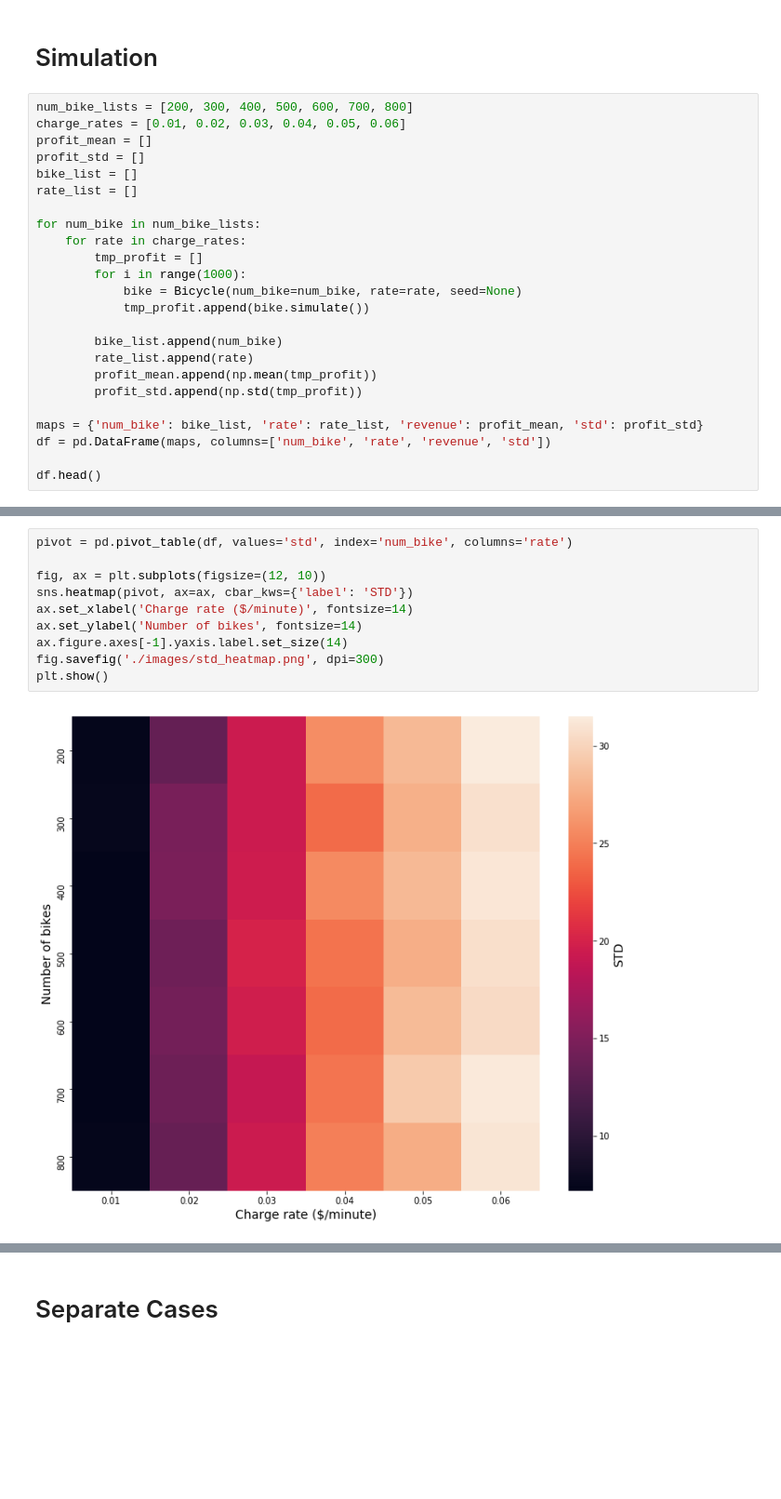
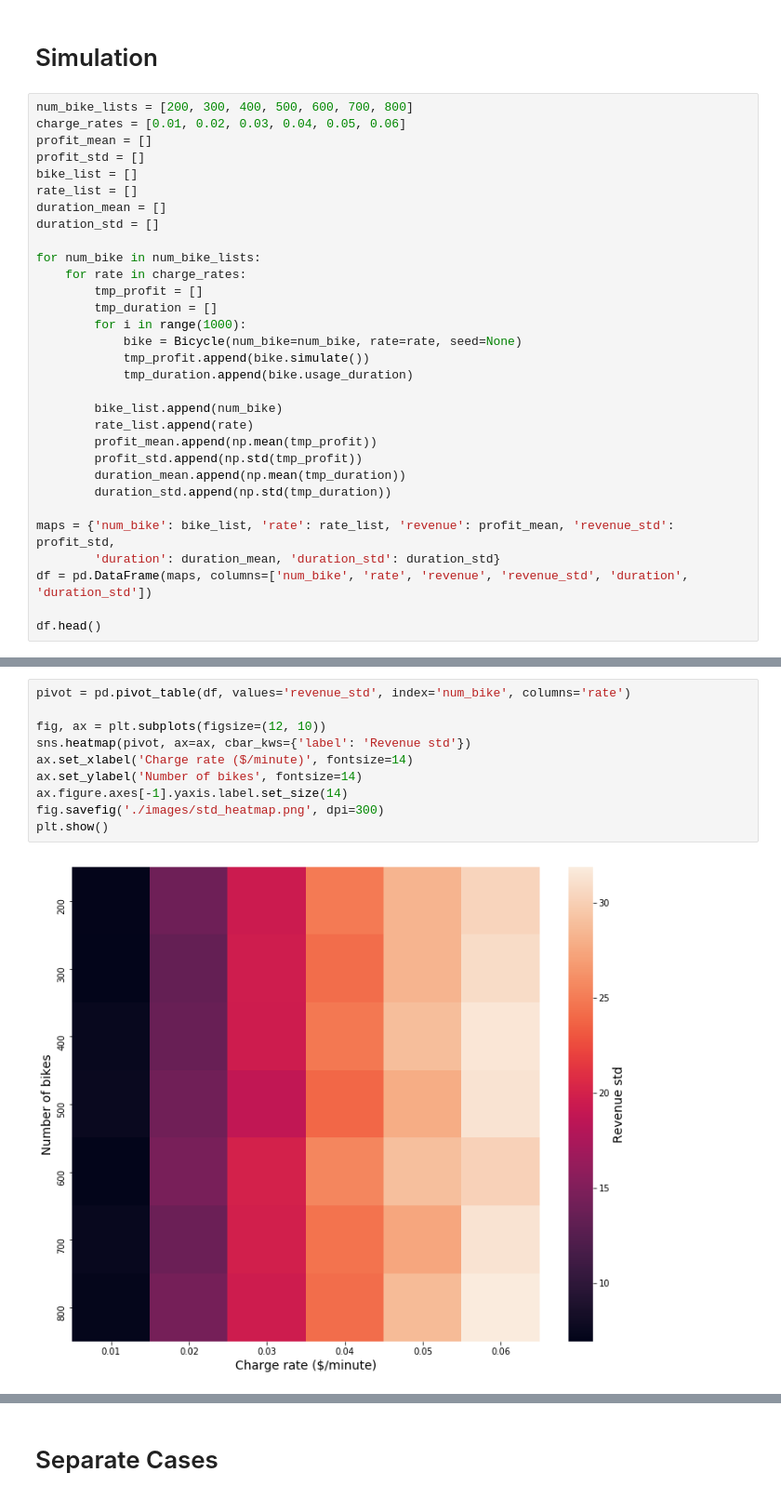
Before and after one commit to haley1229/Final-Project-1, a Jupyter notebook: main.ipynb, the cells around one changed output, grey strips where cells are left out. Shown at 93% size. Saved outputs shown, nothing was run; the diff lists cells and outputs as text; blank space fills up the shorter version.

Commit message:
add new figures

```diff
--- a/main.ipynb
+++ b/main.ipynb
@@ -70,21 +70,28 @@ profit_mean = []
 profit_std = []
 bike_list = []
 rate_list = []
+duration_mean = []
+duration_std = []
 
 for num_bike in num_bike_lists:
     for rate in charge_rates:
         tmp_profit = []
+        tmp_duration = []
         for i in range(1000):
             bike = Bicycle(num_bike=num_bike, rate=rate, seed=None)
             tmp_profit.append(bike.simulate())
+            tmp_duration.append(bike.usage_duration)
 
         bike_list.append(num_bike)
         rate_list.append(rate)
         profit_mean.append(np.mean(tmp_profit))
         profit_std.append(np.std(tmp_profit))
+        duration_mean.append(np.mean(tmp_duration))
+        duration_std.append(np.std(tmp_duration))
 
-maps = {'num_bike': bike_list, 'rate': rate_list, 'revenue': profit_mean, 'std': profit_std}
-df = pd.DataFrame(maps, columns=['num_bike', 'rate', 'revenue', 'std'])
+maps = {'num_bike': bike_list, 'rate': rate_list, 'revenue': profit_mean, 'revenue_std': profit_std,
+        'duration': duration_mean, 'duration_std': duration_std}
+df = pd.DataFrame(maps, columns=['num_bike', 'rate', 'revenue', 'revenue_std', 'duration', 'duration_std'])
 
 df.head()
 # %% [output]
@@ -107,14 +114,14 @@ plt.show()
 # %% [output]
 [figure]
 # %%
-pivot = pd.pivot_table(df, values='std', index='num_bike', columns='rate')
+pivot = pd.pivot_table(df, values='revenue_std', index='num_bike', columns='rate')
 
 fig, ax = plt.subplots(figsize=(12, 10))
-sns.heatmap(pivot, ax=ax, cbar_kws={'label': 'STD'})
+sns.heatmap(pivot, ax=ax, cbar_kws={'label': 'Revenue std'})
 ax.set_xlabel('Charge rate ($/minute)', fontsize=14)
 ax.set_ylabel('Number of bikes', fontsize=14)
 ax.figure.axes[-1].yaxis.label.set_size(14)
 fig.savefig('./images/std_heatmap.png', dpi=300)
 plt.show()
 # %% [output]
-[figure, old version]
+[figure, new version]
```
Also changed, not shown: parts of 5 cells of this notebook, 6 other files.
